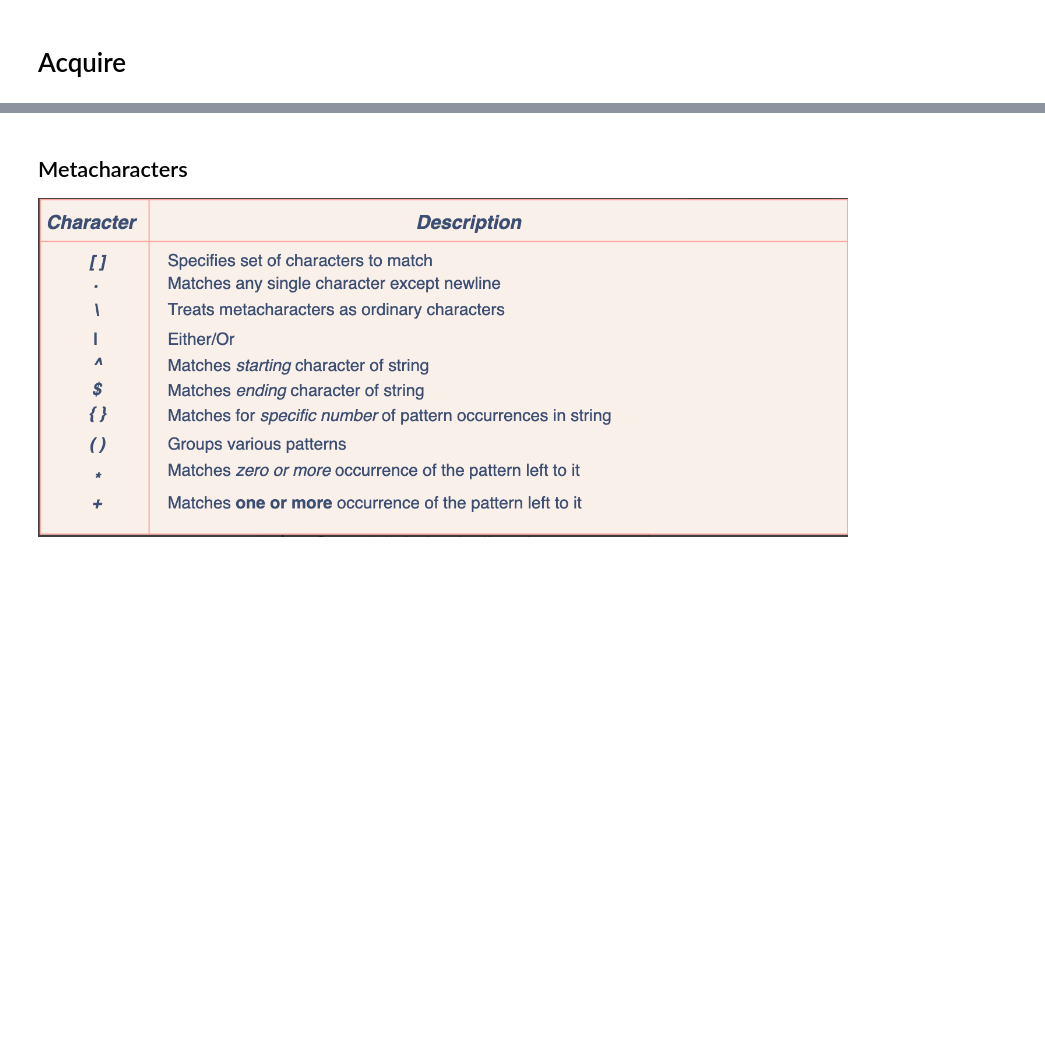
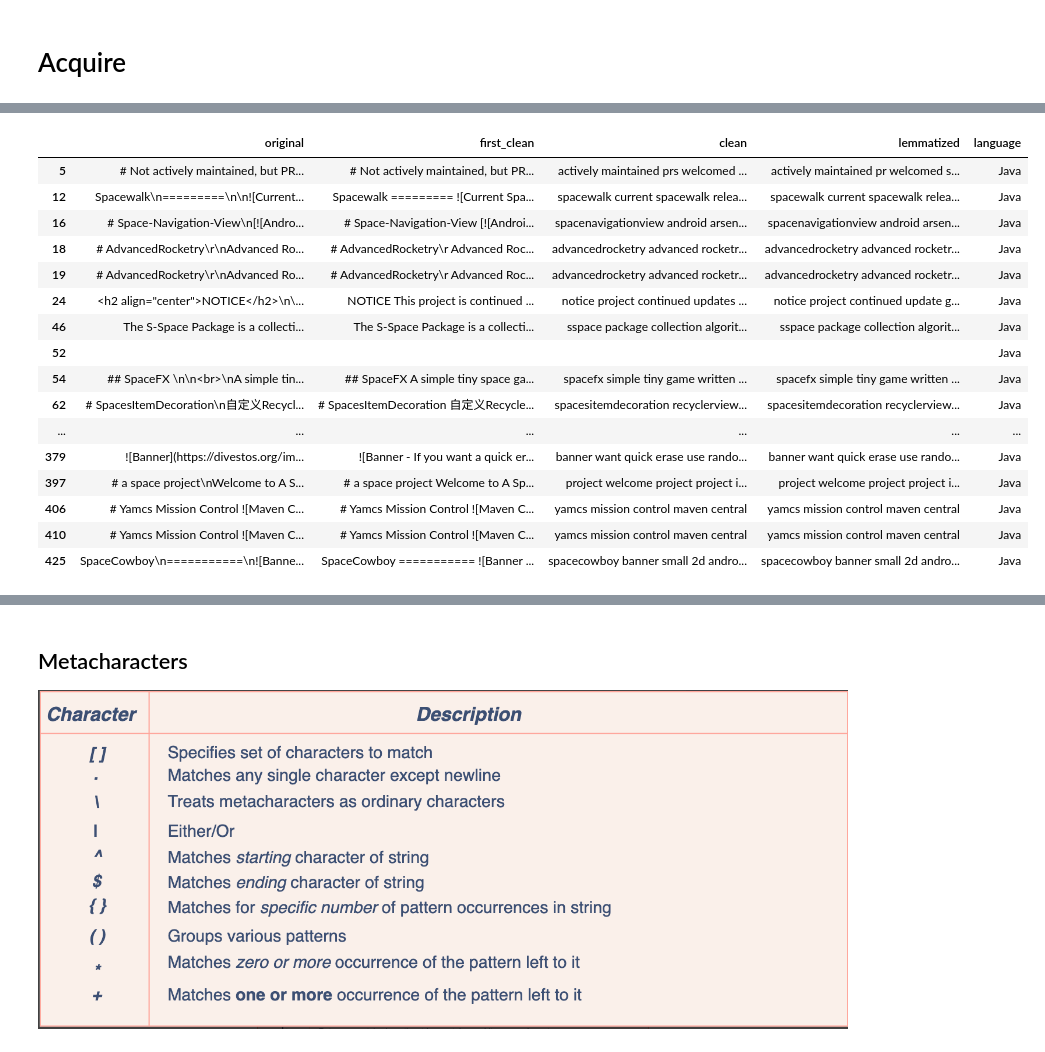
Before and after one commit to Codeup-Mirzakhani-Group1-NLP-Project/Codeup-Mirzakhani-GitHub-Scrape-NLP-Project, a Jupyter notebook: justin_docs/Justin_project_working.ipynb, the cells around one changed output, grey strips where cells are left out. Drawn from its saved outputs; the diff is of its cells as text; code cells hidden in the pictures; blank space fills up the shorter version.

```diff
--- a/justin_docs/Justin_project_working.ipynb
+++ b/justin_docs/Justin_project_working.ipynb
@@ -93,0 +64,5 @@ Name: readme_contents, Length: 432, dtype: object
+# %%
+js_lang = df[df.language == 'JavaScript']
+cs_lang = df[df.language == 'C#']
+jv_lang = df[df.language == 'Java']
+py_lang = df[df.language == 'Python']
@@ -93,0 +101,20 @@ Name: readme_contents, Length: 432, dtype: object
+# %%
+jv_lang
+# %% [output]
+|  | original | first_clean | clean | lemmatized | language |
+| 5 | # Not actively maintained, but PR... | # Not actively maintained, but PR... | actively maintained prs welcomed ... | actively maintained pr welcomed s... | Java |
+| 12 | Spacewalk\n=========\n\n![Current... | Spacewalk ========= ![Current Spa... | spacewalk current spacewalk relea... | spacewalk current spacewalk relea... | Java |
+| 16 | # Space-Navigation-View\n[![Andro... | # Space-Navigation-View [![Androi... | spacenavigationview android arsen... | spacenavigationview android arsen... | Java |
+| 18 | # AdvancedRocketry\r\nAdvanced Ro... | # AdvancedRocketry\r Advanced Roc... | advancedrocketry advanced rocketr... | advancedrocketry advanced rocketr... | Java |
+| 19 | # AdvancedRocketry\r\nAdvanced Ro... | # AdvancedRocketry\r Advanced Roc... | advancedrocketry advanced rocketr... | advancedrocketry advanced rocketr... | Java |
+| 24 | <h2 align="center">NOTICE</h2>\n\... | NOTICE This project is continued ... | notice project continued updates ... | notice project continued update g... | Java |
+| 46 | The S-Space Package is a collecti... | The S-Space Package is a collecti... | sspace package collection algorit... | sspace package collection algorit... | Java |
+| 52 |  |  |  |  | Java |
+| 54 | ## SpaceFX \n\n<br>\nA simple tin... | ## SpaceFX A simple tiny space ga... | spacefx simple tiny game written ... | spacefx simple tiny game written ... | Java |
+| 62 | # SpacesItemDecoration\n自定义Recycl... | # SpacesItemDecoration 自定义Recycle... | spacesitemdecoration recyclerview... | spacesitemdecoration recyclerview... | Java |
+| ... | ... | ... | ... | ... | ... |
+| 379 | ![Banner](https://divestos.org/im... | ![Banner - If you want a quick er... | banner want quick erase use rando... | banner want quick erase use rando... | Java |
+| 397 | # a space project\nWelcome to A S... | # a space project Welcome to A Sp... | project welcome project project i... | project welcome project project i... | Java |
+| 406 | # Yamcs Mission Control ![Maven C... | # Yamcs Mission Control ![Maven C... | yamcs mission control maven central | yamcs mission control maven central | Java |
+| 410 | # Yamcs Mission Control ![Maven C... | # Yamcs Mission Control ![Maven C... | yamcs mission control maven central | yamcs mission control maven central | Java |
+| 425 | SpaceCowboy\n===========\n![Banne... | SpaceCowboy =========== ![Banner ... | spacecowboy banner small 2d andro... | spacecowboy banner small 2d andro... | Java |
```
Also changed, not shown: parts of 22 cells of this notebook.
